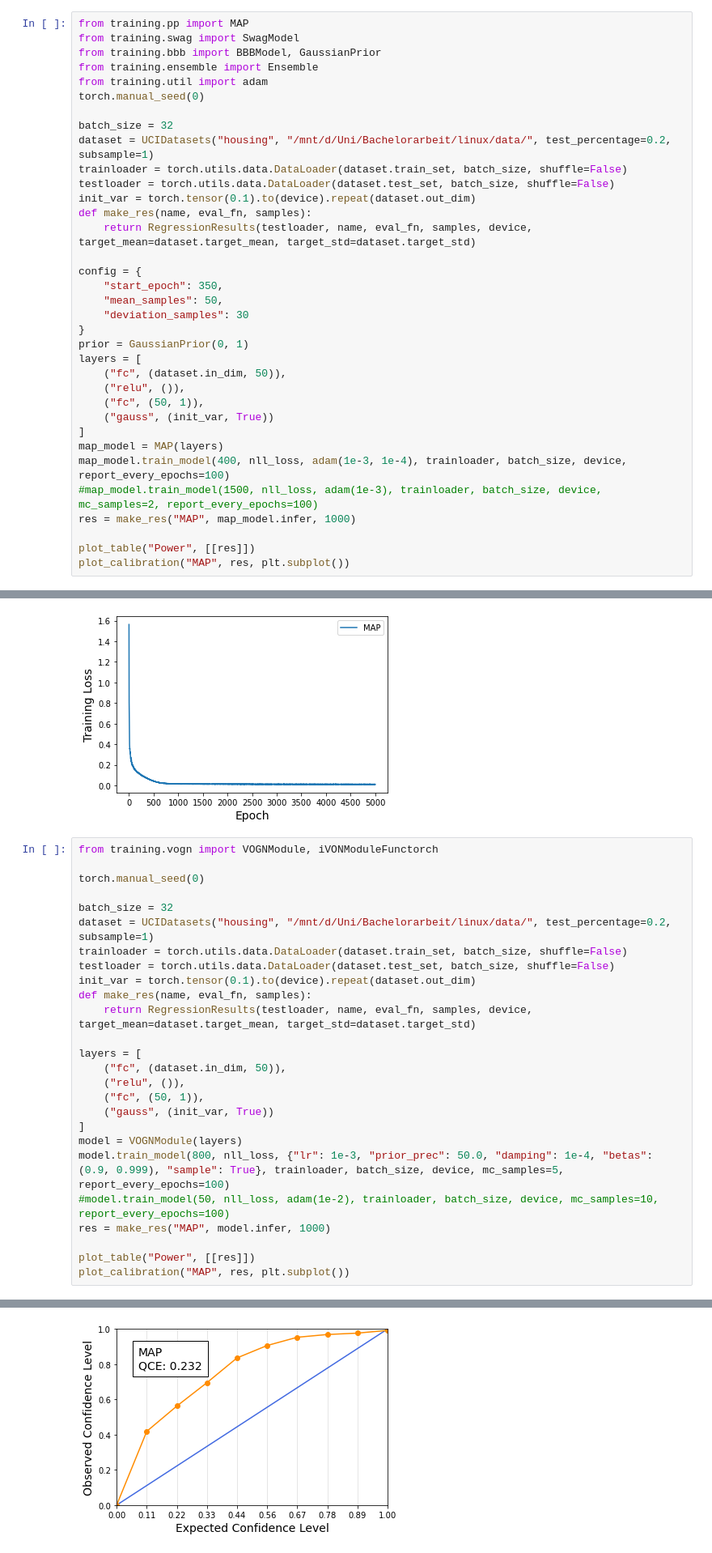
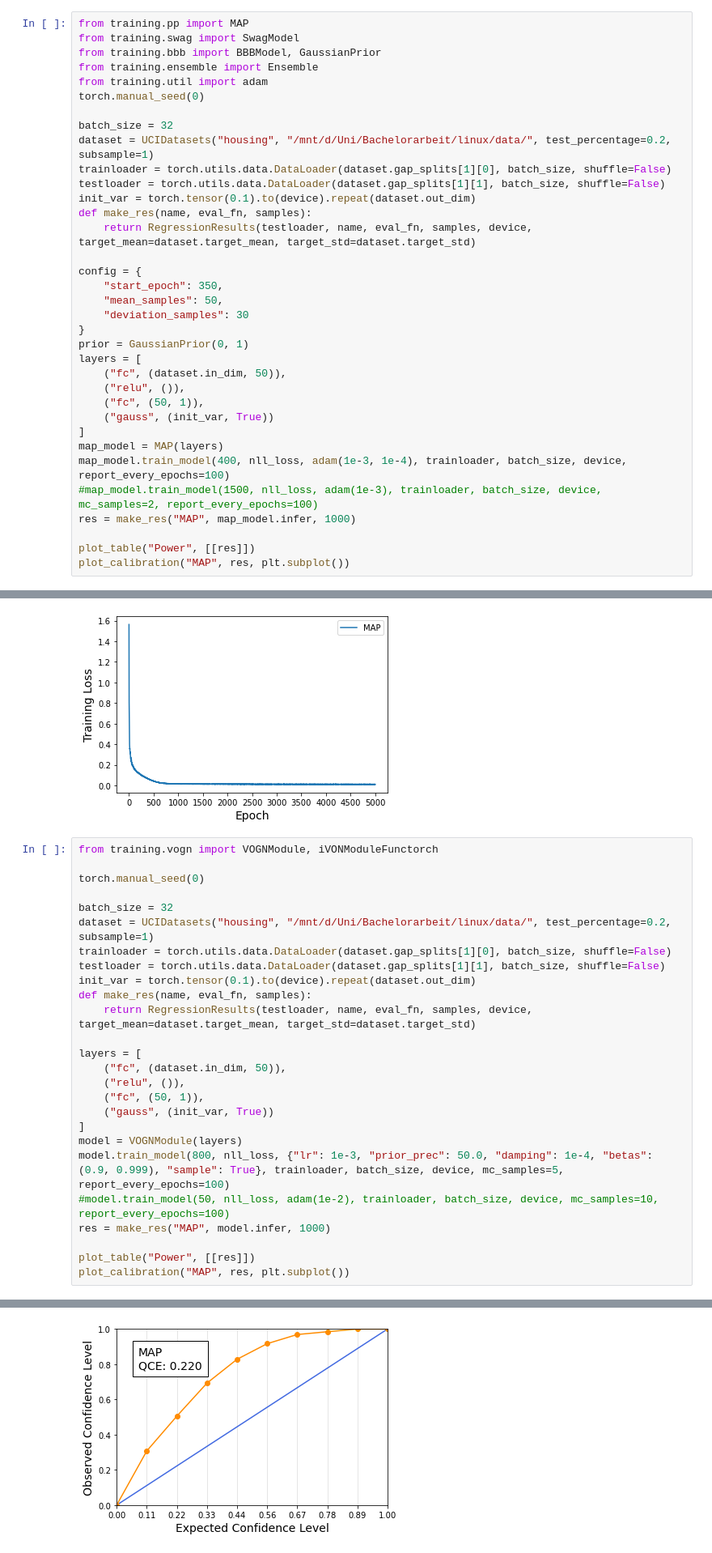
Before and after one commit to Feuermagier/VariationalBayesianDL, a Jupyter notebook: UCI.ipynb, the cells around one changed output, grey strips where cells are left out. Shown at 81% size. Cells and saved outputs as stored; diff of their text form.

```diff
--- a/UCI.ipynb
+++ b/UCI.ipynb
@@ -28,8 +28,8 @@ torch.manual_seed(0)
 
 batch_size = 32
 dataset = UCIDatasets("housing", "/mnt/d/Uni/Bachelorarbeit/linux/data/", test_percentage=0.2, subsample=1)
-trainloader = torch.utils.data.DataLoader(dataset.train_set, batch_size, shuffle=False)
-testloader = torch.utils.data.DataLoader(dataset.test_set, batch_size, shuffle=False)
+trainloader = torch.utils.data.DataLoader(dataset.gap_splits[1][0], batch_size, shuffle=False)
+testloader = torch.utils.data.DataLoader(dataset.gap_splits[1][1], batch_size, shuffle=False)
 init_var = torch.tensor(0.1).to(device).repeat(dataset.out_dim)
 def make_res(name, eval_fn, samples):
     return RegressionResults(testloader, name, eval_fn, samples, device, target_mean=dataset.target_mean, target_std=dataset.target_std)
@@ -79,8 +83,8 @@ torch.manual_seed(0)
 
 batch_size = 32
 dataset = UCIDatasets("housing", "/mnt/d/Uni/Bachelorarbeit/linux/data/", test_percentage=0.2, subsample=1)
-trainloader = torch.utils.data.DataLoader(dataset.train_set, batch_size, shuffle=False)
-testloader = torch.utils.data.DataLoader(dataset.test_set, batch_size, shuffle=False)
+trainloader = torch.utils.data.DataLoader(dataset.gap_splits[1][0], batch_size, shuffle=False)
+testloader = torch.utils.data.DataLoader(dataset.gap_splits[1][1], batch_size, shuffle=False)
 init_var = torch.tensor(0.1).to(device).repeat(dataset.out_dim)
 def make_res(name, eval_fn, samples):
     return RegressionResults(testloader, name, eval_fn, samples, device, target_mean=dataset.target_mean, target_std=dataset.target_std)
@@ -115,4 +119,4 @@ MAP & $-2.90 \pm nan$ & $25.43 \pm nan$ & $19.73 \pm nan$ & $0.23 \pm nan$ \\
-[figure, old version]
+[figure, new version]
 # %%
 print(model.model[-1].var)
 # %% [output]
```
Also changed, not shown: parts of 3 cells of this notebook, 1 other file.
